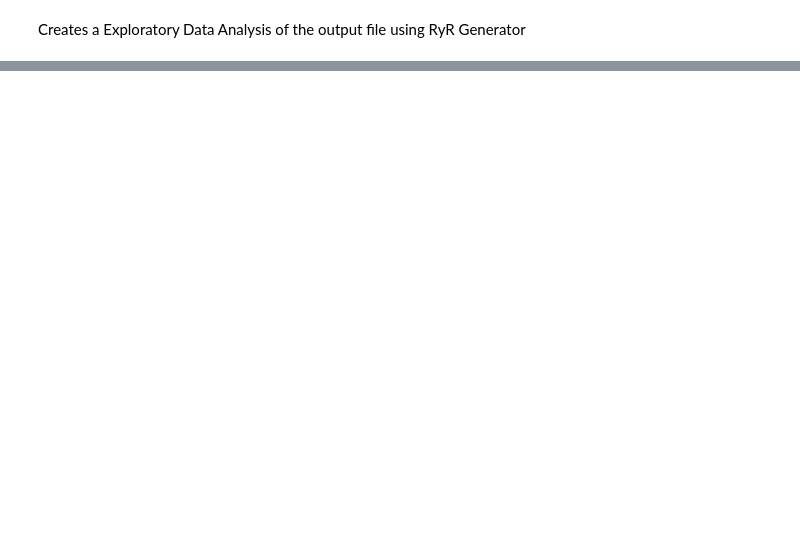
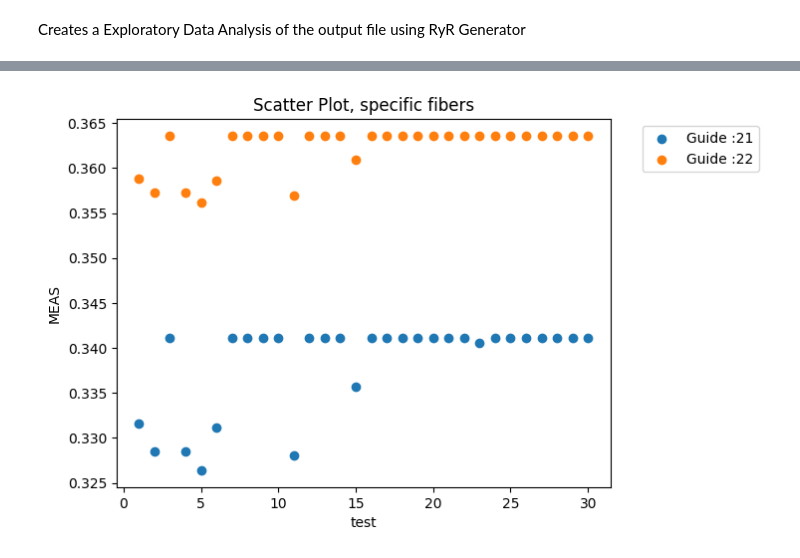
Before and after one commit to LucianoGP95/Python_Eiit_RyR, a Jupyter notebook: RyR_Analyser/notebooks/RyR_EDA.ipynb, the cells around one changed output, grey strips where cells are left out. Cells and saved outputs as stored; diff of their text form; code cells hidden in the pictures; blank space fills up the shorter version.

```diff
--- a/RyR_Analyser/notebooks/RyR_EDA.ipynb
+++ b/RyR_Analyser/notebooks/RyR_EDA.ipynb
@@ -68,0 +142,4 @@ Table measures retrieved succesfully.
+# %%
+plot_scatter(df, 'Scatter Plot, specific fibers', 'test', 'MEAS', 'Guide :', filter=[21, 22])
+# %% [output]
+[figure, added]
```
Also changed, not shown: parts of 5 cells of this notebook, 8 other files.
